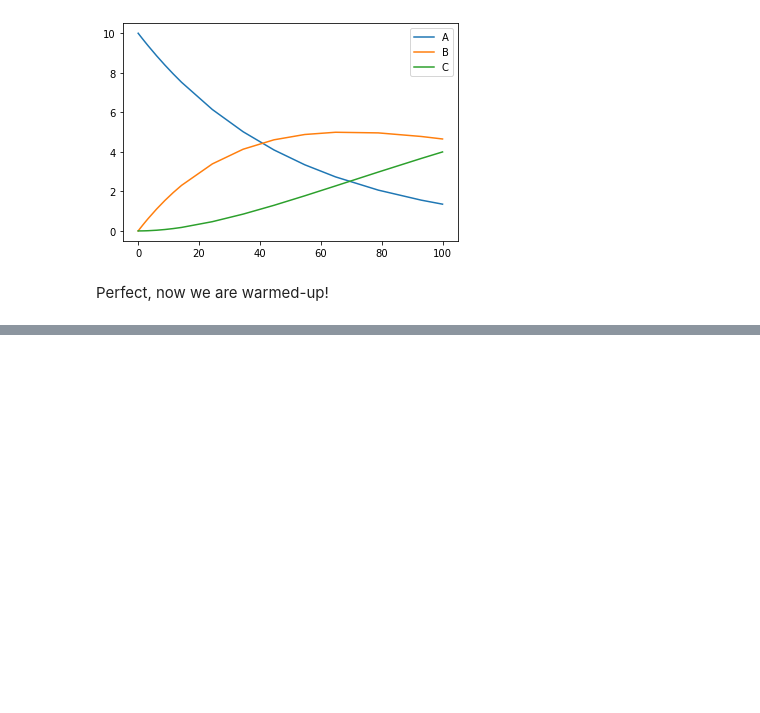
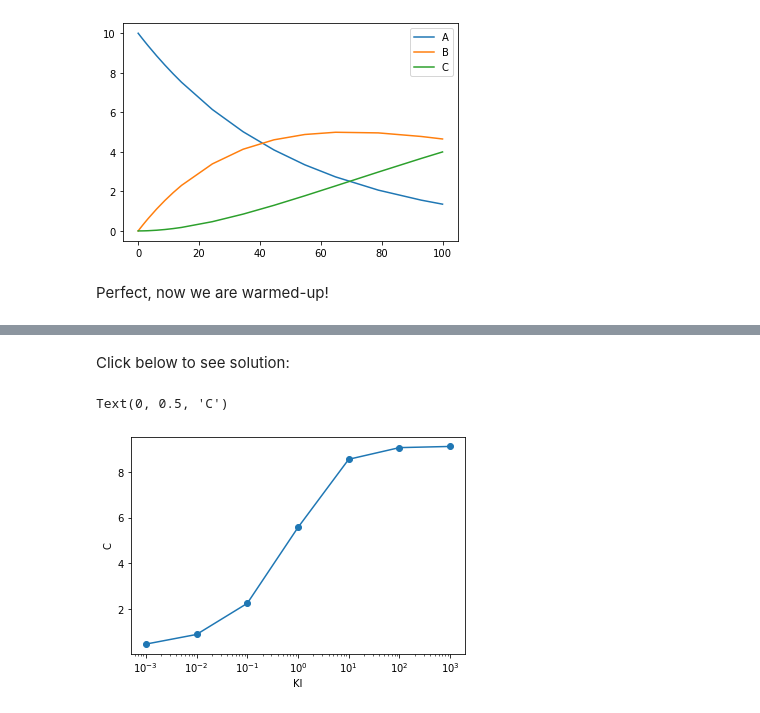
Before and after one commit to NTNU-Machado-Lab/BT2100, a Jupyter notebook: lecture_15/exercises_15.ipynb, the cells around one changed output, grey strips where cells are left out. Saved outputs shown, nothing was run; the diff lists cells and outputs as text; code cells hidden in the pictures; blank space fills up the shorter version.

```diff
--- a/lecture_15/exercises_15.ipynb
+++ b/lecture_15/exercises_15.ipynb
@@ -252,0 +261,16 @@ r7: 2.9
+# %% [markdown]
+Click below to see solution:
+# %%
+KIs = [0.001, 0.01, 0.1, 1, 10, 100, 1000]
+C_final = []
+
+for ki in KIs:
+    solution = solve_ivp(model, [0, 10], X0, args=[ki], method='BDF')
+    C_final.append(solution.y[2,-1])
+
+plt.semilogx(KIs, C_final, 'o-')
+plt.xlabel('KI')
+plt.ylabel('C')
+# %% [output]
+Text(0, 0.5, 'C')
+[figure, added]
```
Also changed, not shown: parts of 18 cells of this notebook.
